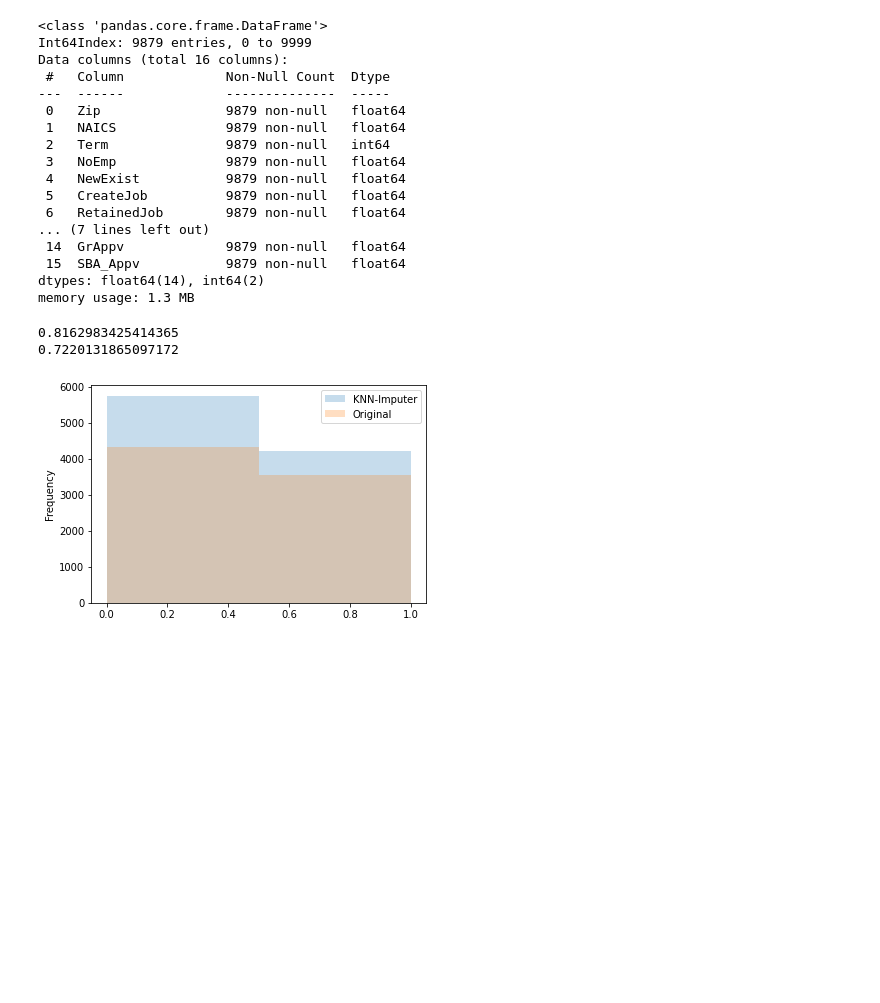
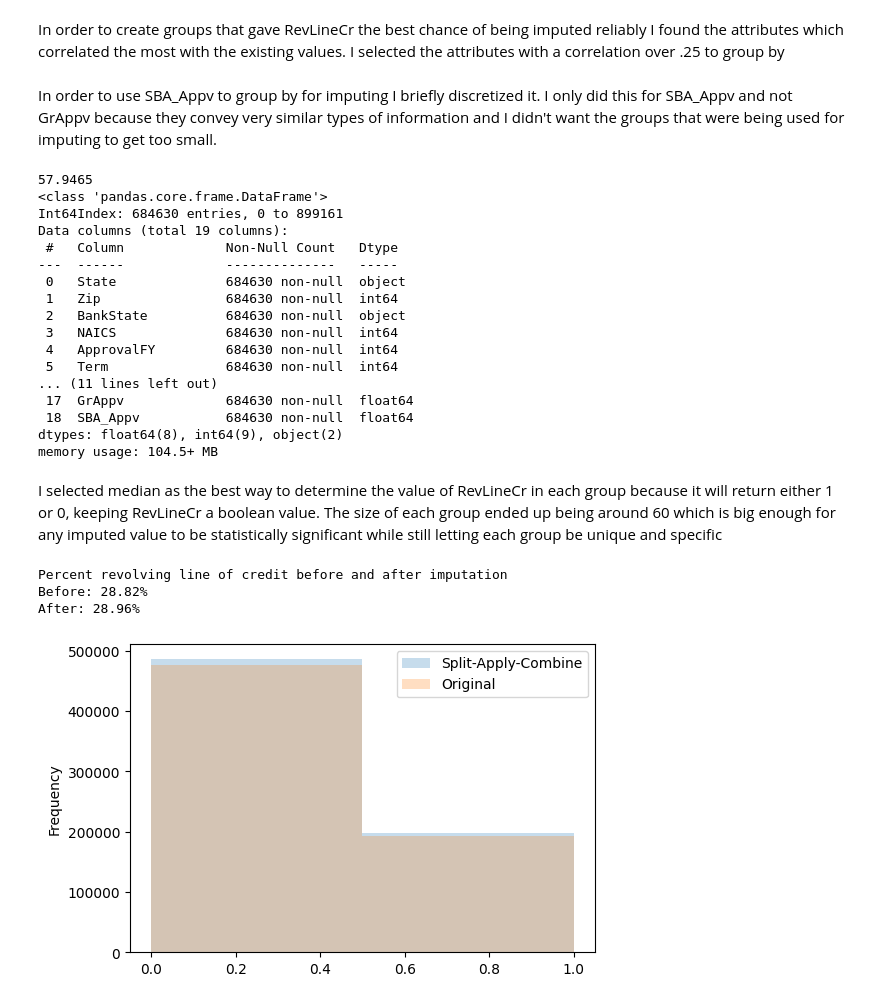
Before and after one commit to MarkBrub/ML_Python, a Jupyter notebook: Labs/Lab1.ipynb, the cells around one changed output. Cells and saved outputs as stored; diff of their text form; code cells hidden in the pictures; blank space fills up the shorter version.

```diff
--- a/Labs/Lab1.ipynb
+++ b/Labs/Lab1.ipynb
@@ -159,57 +197,75 @@ memory usage: 1.6+ MB
+# %% [markdown]
+In order to create groups that gave RevLineCr the best chance of being imputed reliably I found the attributes which correlated the most with the existing values. I selected the attributes with a correlation over .25 to group by
+# %%
+# discertizing SBA_Appv for the purpose of imputing make the imputed values more evenly distributed
+# the discertized version is only temporary
+df['SBA_Appv_Disc'] = pd.cut(df['SBA_Appv'], 10, labels=False)
+# %% [markdown]
+In order to use SBA_Appv to group by for imputing I briefly discretized it. I only did this for SBA_Appv and not GrAppv because they convey very similar types of information and I didn't want the groups that were being used for imputing to get too small.
 # %%
-df_grouped = df.groupby(by=['UrbanRural', 'LowDoc', 'Term']) # perform the grouping of thing related to 'age'
+df_grouped = df.groupby(by=['Term', 'ApprovalFY', 'SBA_Appv_Disc'])
+# print the average group size
+print(round(df_grouped.size().mean(), 4))
 func = lambda grp: grp.fillna(grp.median()) # within groups, fill using median (define function to do this)
-df_imputed_sac = df_grouped.transform(func) # apply impute and transform the data back
+df_imputed = df_grouped.transform(func) # apply impute and transform the data back
 
 # Extra step: fill any deleted columns from the operation
-col_deleted = list( set(df.columns) - set(df_imputed_sac.columns)) # in case the median operation deleted columns
-df_imputed_sac[col_deleted] = df[col_deleted]
+col_deleted = list( set(df.columns) - set(df_imputed.columns)) # in case the median operation deleted columns
+df_imputed[col_deleted] = df[col_deleted]
 
 # drop any rows that still had missing values after grouped imputation
-df_imputed_sac.dropna(inplace=True)
+df_imputed.dropna(inplace=True)
 
 # 5. Rearrange the columns
-df_imputed_sac = df_imputed_sac[['Zip', 'NAICS', 'Term', 'NoEmp', 'NewExist', 'CreateJob', 'RetainedJob', 'FranchiseCode', 'UrbanRural', 'RevLineCr', 'LowDoc', 'DisbursementGross', 'MIS_Status', 'ChgOffPrinGr', 'GrAppv', 'SBA_Appv']]
-df_imputed_sac.info()
+df_imputed = df_imputed[['State', 'Zip', 'BankState', 'NAICS', 'ApprovalFY', 'Term', 'NoEmp', 'NewExist', 'CreateJob', 'RetainedJob', 'FranchiseCode', 'UrbanRural', 'RevLineCr', 'LowDoc', 'DisbursementGross', 'MIS_Status', 'ChgOffPrinGr', 'GrAppv', 'SBA_Appv']]
+df_imputed.info()
 # %% [output]
+57.9465
 <class 'pandas.core.frame.DataFrame'>
-Int64Index: 9879 entries, 0 to 9999
-Data columns (total 16 columns):
- #   Column             Non-Null Count  Dtype
----  ------             --------------  -----
- 0   Zip                9879 non-null   float64
- 1   NAICS              9879 non-null   float64
- 2   Term               9879 non-null   int64
- 3   NoEmp              9879 non-null   float64
- 4   NewExist           9879 non-null   float64
- 5   CreateJob          9879 non-null   float64
- 6   RetainedJob        9879 non-null   float64
-... (7 lines left out)
- 14  GrAppv             9879 non-null   float64
- 15  SBA_Appv           9879 non-null   float64
-dtypes: float64(14), int64(2)
-memory usage: 1.3 MB
+Int64Index: 684630 entries, 0 to 899161
+Data columns (total 19 columns):
+ #   Column             Non-Null Count   Dtype
+---  ------             --------------   -----
+ 0   State              684630 non-null  object
+ 1   Zip                684630 non-null  int64
+ 2   BankState          684630 non-null  object
+ 3   NAICS              684630 non-null  int64
+ 4   ApprovalFY         684630 non-null  int64
+ 5   Term               684630 non-null  int64
+... (11 lines left out)
+ 17  GrAppv             684630 non-null  float64
+ 18  SBA_Appv           684630 non-null  float64
+dtypes: float64(8), int64(9), object(2)
+memory usage: 104.5+ MB
+# %% [markdown]
+I selected median as the best way to determine the value of RevLineCr in each group because it will return either 1 or 0, keeping RevLineCr a boolean value. The size of each group ended up being around 60 which is big enough for any imputed value to be statistically significant while still letting each group be unique and specific
 # %%
 # let's show some very basic plotting to be sure the data looks about the same
 # Which imputation did better? The PSlit-Apply-Combine, or  nearest Neighbor Imputer?
+# force 4 significant digits
+print('Percent revolving line of credit before and after imputation')
+print('Before: ' + str(100 * round(df.RevLineCr.sum() / df.RevLineCr.count(), 4)) + '%')
+print('After: ' + str(100 * round(df_imputed.RevLineCr.sum() / df_imputed.RevLineCr.count(), 4)) + '%')
 
-print(df.RevLineCr.sum() / (df.RevLineCr.count() - df.RevLineCr.sum()))
-print(df_imputed.RevLineCr.sum() / (df_imputed.RevLineCr.count() - df_imputed.RevLineCr.sum()))
+plt.figure(figsize=(6, 4))
 
 df_grouped = df.groupby(by='RevLineCr')
 
 bin_num = 2
 
 df_imputed.RevLineCr.plot(kind='hist', alpha=0.25,
-                        label="KNN-Imputer",
+                        label="Split-Apply-Combine",
                         bins=bin_num)
+
 
 df.RevLineCr.plot(kind='hist', alpha=0.25,
                         label="Original",
                         bins=bin_num)
+
 plt.legend()
 plt.show()
 # %% [output]
-0.8162983425414365
-0.7220131865097172
+Percent revolving line of credit before and after imputation
+Before: 28.82%
+After: 28.96%
-[figure, old version]
+[figure, new version]
```
Also changed, not shown: parts of 45 cells of this notebook, 1 other file.
